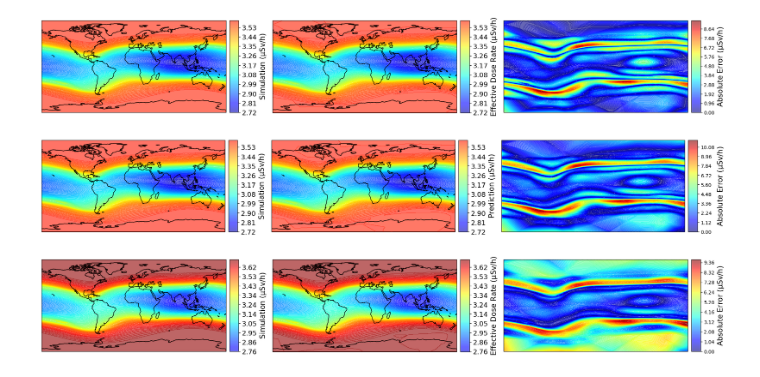
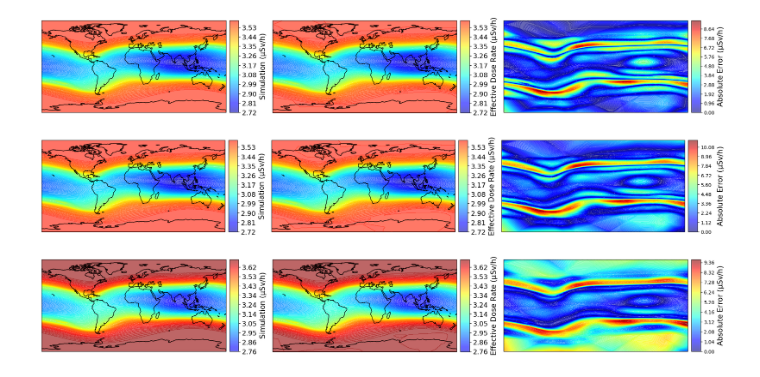
Before and after one commit to kkazuma19/CosmicRays-Operator, a Jupyter notebook: analysis.ipynb, the cells around one changed output. Saved outputs shown, nothing was run; the diff lists cells and outputs as text; code cells hidden in the pictures.

```diff
--- a/analysis.ipynb
+++ b/analysis.ipynb
@@ -287,35 +287,35 @@ axes[0].add_feature(cfeature.LAND, edgecolor='black', facecolor='white')
 contour0 = axes[0].contourf(lon_grid, lat_grid, target * 100, levels=150, cmap=lighter_jet_cmap, transform=ccrs.PlateCarree(), vmin=vmin*100, vmax=vmax*100)
 divider0 = make_axes_locatable(axes[0])
 cax0 = divider0.append_axes("right", size="5%", pad=0.1, axes_class=plt.Axes)
 cbar0 = fig.colorbar(contour0, cax=cax0, format="%.2f")
 cbar0.set_label(r'Simulation ($\rm \mu Sv/h$)', fontsize=15)  # Increase font size
 cbar0.ax.tick_params(labelsize=14)  # Increase tick label size
 
 # Plot the dose values (preds)
 axes[1].coastlines()
 axes[1].add_feature(cfeature.LAND, edgecolor='black', facecolor='white')
 contour1 = axes[1].contourf(lon_grid, lat_grid, pred * 100, levels=150, cmap=lighter_jet_cmap, transform=ccrs.PlateCarree(), vmin=vmin*100, vmax=vmax*100)
 divider1 = make_axes_locatable(axes[1])
 cax1 = divider1.append_axes("right", size="5%", pad=0.1, axes_class=plt.Axes)
 cbar1 = fig.colorbar(contour0, cax=cax1, format="%.2f")
-cbar1.set_label(r'Prediction ($\rm \mu Sv/h$)', fontsize=15)  # Increase font size
+cbar1.set_label(r'Effective Dose Rate ($\rm \mu Sv/h$)', fontsize=15)  # Increase font size
 cbar1.ax.tick_params(labelsize=14)
 
 # error
 error = np.abs(pred - target)
 contour2 = axes[2].contourf(lon_grid, lat_grid, error * 10**5, levels=150, cmap=lighter_jet_cmap, transform=ccrs.PlateCarree())
 divider2 = make_axes_locatable(axes[2])
 cax2 = divider2.append_axes("right", size="5%", pad=0.1, axes_class=plt.Axes)
 cbar2 = fig.colorbar(contour2, cax=cax2)
 cbar2.set_label(r'Absolute Error ($\rm \mu Sv/h$)', fontsize=15)  # Increase font size
 
 
 plt.tight_layout()
 # save the figure
 plt.savefig('figures/q50_case.png', dpi=300)
 plt.show()
 # %% [output]
-[figure, old version]
+[figure, new version]
 # %%
 lon_grid, lat_grid, target = convert2dim(targets[q75_idx])
 _, _, pred = convert2dim(preds[q75_idx])
```
Also changed, not shown: 1 other file.
